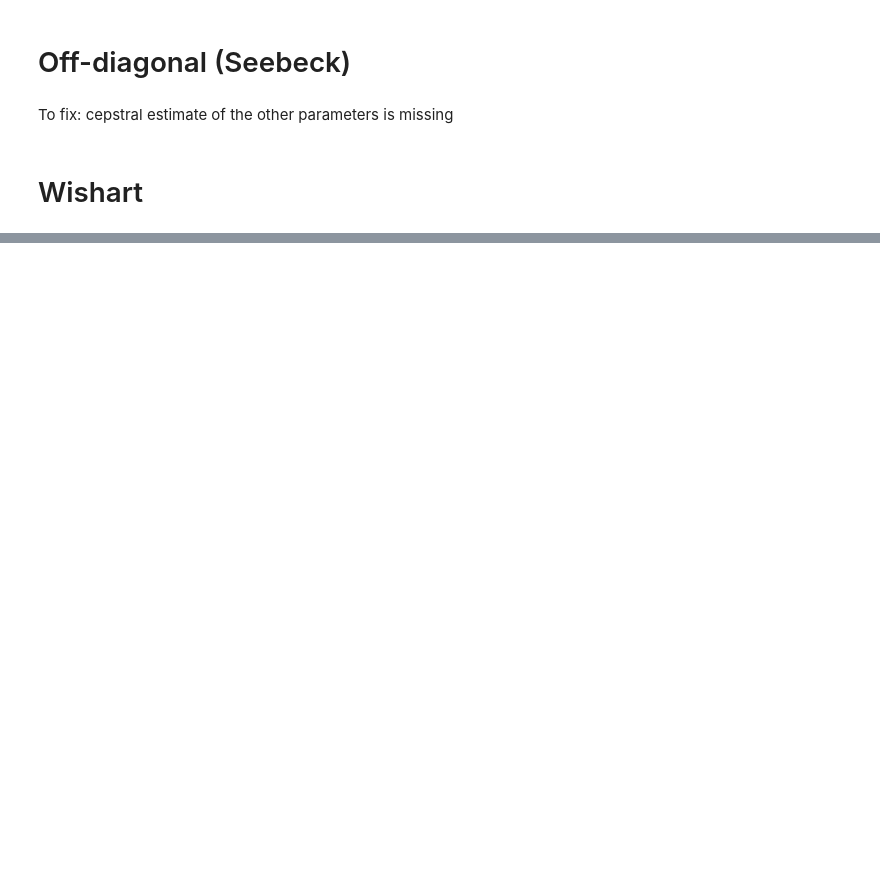
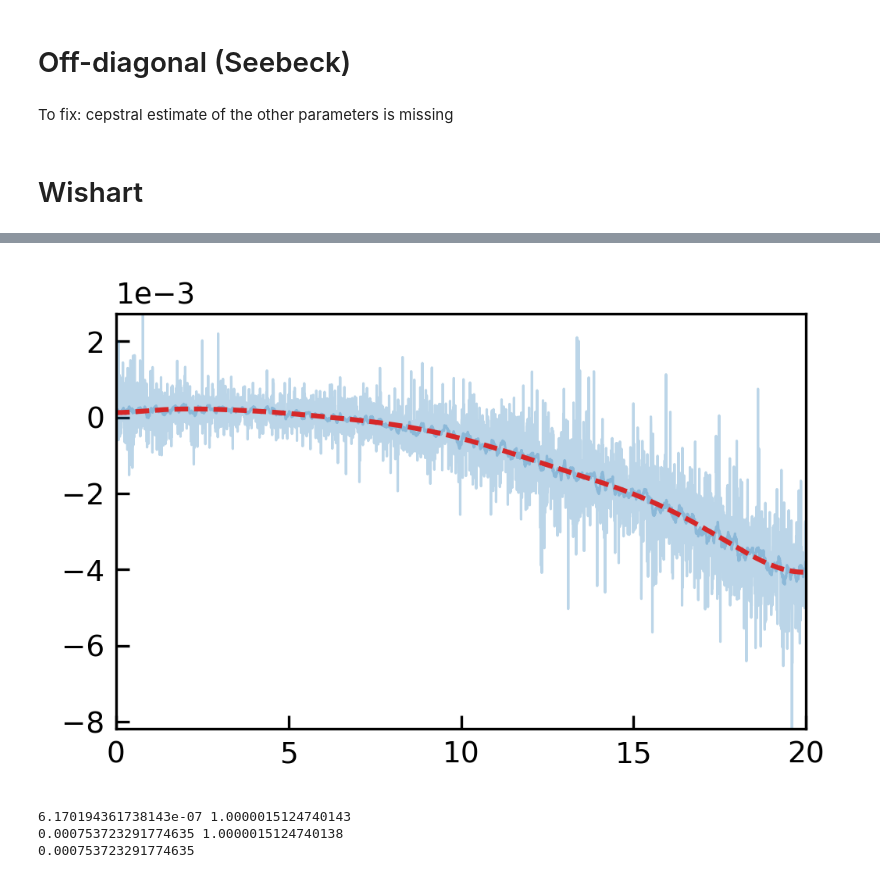
Before and after one commit to ppegolo/sportran, a Jupyter notebook: examples/07_example_negative_log_likelihood.ipynb, the cells around one changed output, grey strips where cells are left out. Drawn from its saved outputs; the diff is of its cells as text; code cells hidden in the pictures; blank space fills up the shorter version.

```diff
--- a/examples/07_example_negative_log_likelihood.ipynb
+++ b/examples/07_example_negative_log_likelihood.ipynb
@@ -330,0 +419,43 @@ fig.tight_layout()
+# %%
+fig, ax = plt.subplots()
+
+x = flux_resample.freqs_THz
+y = flux_resample.cospectrum[0,1]/flux_resample.cospectrum[1,1]/flux_resample.TEMPERATURE
+pl, = ax.plot(
+    x,
+    y,
+    alpha = 0.3,
+    label = 'Raw',
+    )
+y = flux_resample.fcospectrum[0,1]/flux_resample.fcospectrum[1,1]/flux_resample.TEMPERATURE
+ax.plot(
+    x,
+    y,
+    alpha = 0.3,
+    label = 'MA',
+    color = pl.get_color(),
+    )
+
+
+x, y = flux_resample.freqs_THz, estimate[:, 0,1]/estimate[:, 1,1]/flux_resample.TEMPERATURE
+# ym = (estimate[:, 1,1]-estimate_std[:, 1,1])*unit_factors[1,1]
+# yp = (estimate[:, 1,1]+estimate_std[:, 1,1])*unit_factors[1,1]
+pl, = ax.plot(
+    x,
+    y,
+    color='tab:red',
+    label = 'NLL',
+    lw = 1.5,
+    ls = '--',
+    zorder = 2,
+    )
+# ax.fill_between(
+#     x,
+#     ym,
+#     yp,
+#     color = pl.get_color(),
+#     alpha = 0.5,
+#     zorder = 2,
+# )
+# %% [output]
+[figure, added]
@@ -330,0 +480,17 @@ fig.tight_layout()
+# %%
+eV_to_J = 1/ase.units.J
+Ang_to_m = 1/ase.units.m
+ps_to_s = 1e-12
+T = flux_resample.TEMPERATURE
+V = flux_resample.VOLUME * Ang_to_m**3
+
+kappa_scale = 1/ase.units._k/V/T**2 * scale_jq()**2 * ps_to_s/1000
+sigma_scale = 1/ase.units._k/V/T * scale_jc()**2 * ps_to_s/1000
+mixed_scale = 1/ase.units._k/V/T * scale_jc()*scale_jq() * ps_to_s/1000
+print(kappa_scale, kappa_scale/flux_resample.KAPPA_SCALE)
+print(sigma_scale, sigma_scale/flux_c_resample.KAPPA_SCALE)
+print(mixed_scale)
+# %% [output]
+6.170194361738143e-07 1.0000015124740143
+0.000753723291774635 1.0000015124740138
+0.000753723291774635
```
Also changed, not shown: parts of 12 cells of this notebook.
